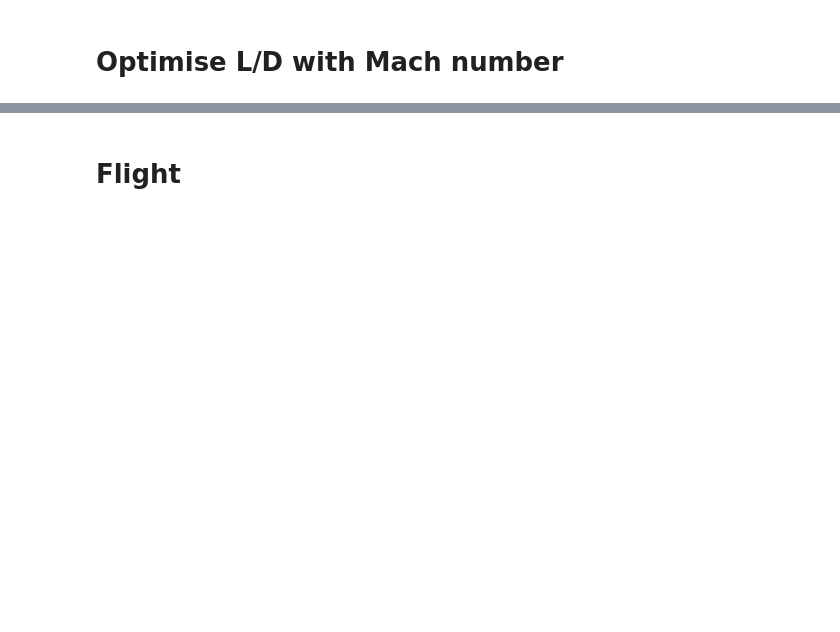
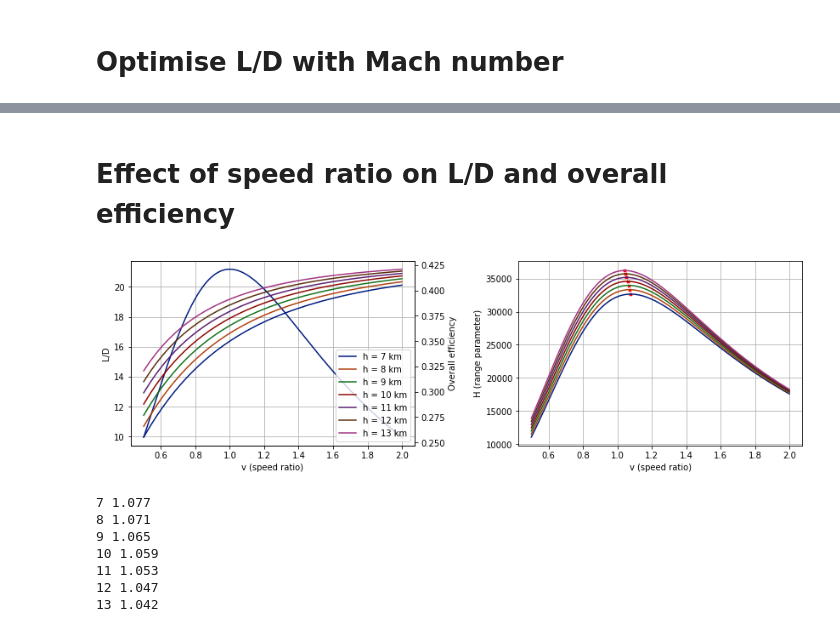
Before and after one commit to elbertwang00/4A7-Courseworks, a Jupyter notebook: Coursework 2 - Aviation and the Environment/coursework2.ipynb, the cells around one changed output, grey strips where cells are left out. Cells and saved outputs as stored; diff of their text form; code cells hidden in the pictures; blank space fills up the shorter version.

```diff
--- a/Coursework 2 - Aviation and the Environment/coursework2.ipynb
+++ b/Coursework 2 - Aviation and the Environment/coursework2.ipynb
@@ -149,2 +152,60 @@ print(fitParams)
-# %% [markdown]
-# Flight
+# %% [markdown]
+# Effect of speed ratio on L/D and overall efficiency
+# %%
+altitudes = np.arange(7,14,1)
+vRatRange = np.arange(0.5, 2, 0.001)
+
+LDs = np.zeros((len(altitudes), len(vRatRange)))
+effs = np.zeros((len(altitudes), len(vRatRange)))
+
+for i, h in enumerate(altitudes):
+    for j, vRat in enumerate(vRatRange):
+        aircraft = Aircraft(aircraftSpecs)
+        aircraft.dontCheckMach = True
+        aircraft.vRat = vRat
+
+        aircraft.updateAllFlightValues(h, ft=False)
+
+        LDs[i,j] = 1/aircraft.beta
+        effs[i,j] = aircraft.effOverall
+
+fig = plt.figure(figsize=[12,4])
+ax1 = fig.add_subplot(121)
+
+ax1.plot(vRatRange, LDs[0])
+ax2 = ax1.twinx()
+ax2.plot(vRatRange, effs.transpose())
+
+ax1.set_xlabel('v (speed ratio)')
+ax1.set_ylabel('L/D')
+ax2.set_ylabel('Overall efficiency')
+
+ax2.legend([f'h = {h} km' for h in altitudes])
+ax1.grid()
+
+plt.subplot(1,2,2)
+
+Hs = 42700*LDs*effs/9.81
+maxHs = [max(Hs[i,:]) for i in range(len(altitudes))]
+maxVs = [round(vRatRange[np.where(Hs[i,:]==maxHs[i])[0][0]], 3) for i in range(len(altitudes))]
+
+plt.plot(vRatRange, Hs.transpose())
+plt.scatter(maxVs, maxHs, marker='x', color='red', s=10)
+plt.xlabel('v (speed ratio)')
+plt.ylabel('H (range parameter)')
+plt.grid()
+
+fig.tight_layout(pad=2.0)
+plt.show()
+
+for i in range(len(maxHs)):
+    print(altitudes[i], maxVs[i])
+# %% [output]
+[figure, added]
+7 1.077
+8 1.071
+9 1.065
+10 1.059
+11 1.053
+12 1.047
+13 1.042
```
Also changed, not shown: parts of 22 cells of this notebook, 1 other file.
